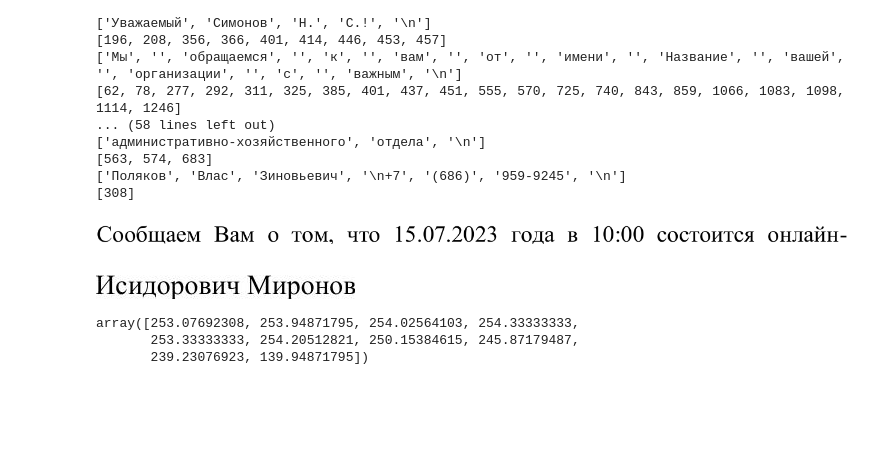
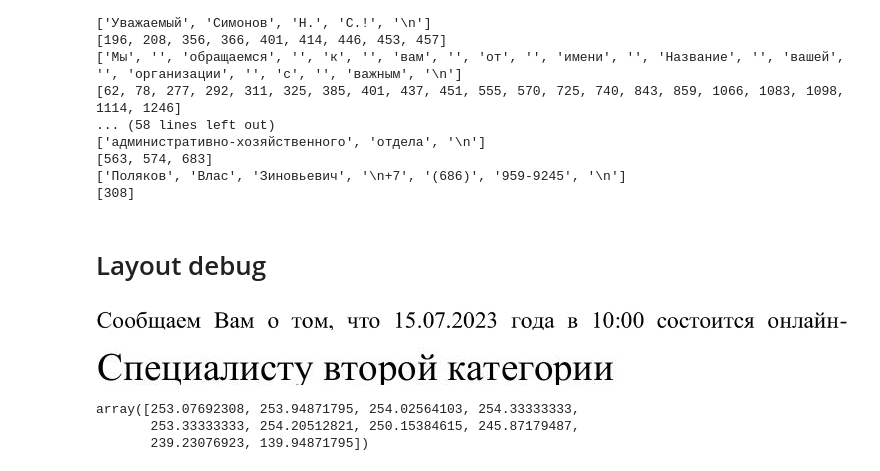
Before and after one commit to Letters-recognize-service/letters_dataset_generator, a Jupyter notebook: letters_test_win.ipynb, the cells around one changed output. Saved outputs shown, nothing was run; the diff lists cells and outputs as text; code cells hidden in the pictures; blank space fills up the shorter version.

```diff
--- a/letters_test_win.ipynb
+++ b/letters_test_win.ipynb
@@ -479,7 +521,7 @@ Image.fromarray(img)
 # %%
 # layout['words']
-with open(os.path.join(out_dir, 'json', '2.json'), 'r') as f:
+with open(os.path.join(out_dir, 'json', '0.json'), 'r') as f:
     a = json.load(f)
 
-a['words']
+a['boxes']
 # %% [output]
@@ -800,6 +842,8 @@ for i, _ in enumerate(boxes_line_data):
 [563, 574, 683]
 ['Поляков', 'Влас', 'Зиновьевич', '\n+7', '(686)', '959-9245', '\n']
 [308]
+# %% [markdown]
+# Layout debug
 # %%
 # boxes_data
 img = Image.open('crop_5.png')
@@ -809,12 +853,12 @@ img
 # %%
 img = Image.open('letters_out/jpg/0.jpg')
 img_array = np.array(img)
-box = layout['boxes'][-5]
+box = layout['boxes'][-1]
 img_array = img_array[box[0][1]:box[1][1], box[0][0]:box[1][0]]
 # img_array = img_array[:, 145:155, :]
 Image.fromarray(img_array)
 # %% [output]
-[figure, old version]
+[figure, new version]
 # %%
 img_array[:, 145:155].mean(axis=(0, 2))
 # img_array.shape
```
Also changed, not shown: parts of 7 cells of this notebook.
